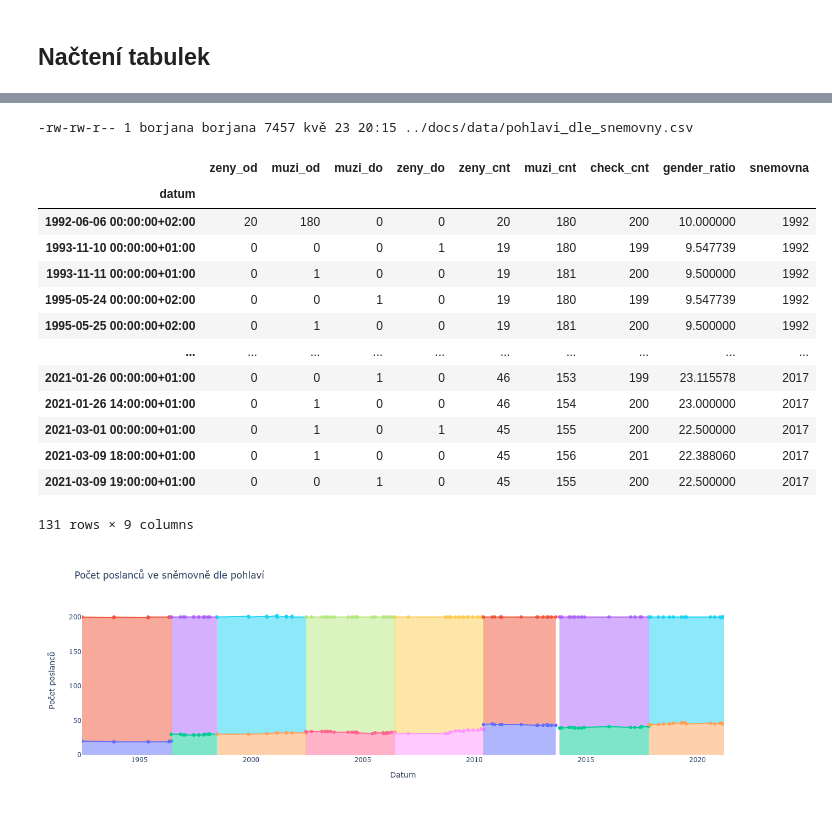
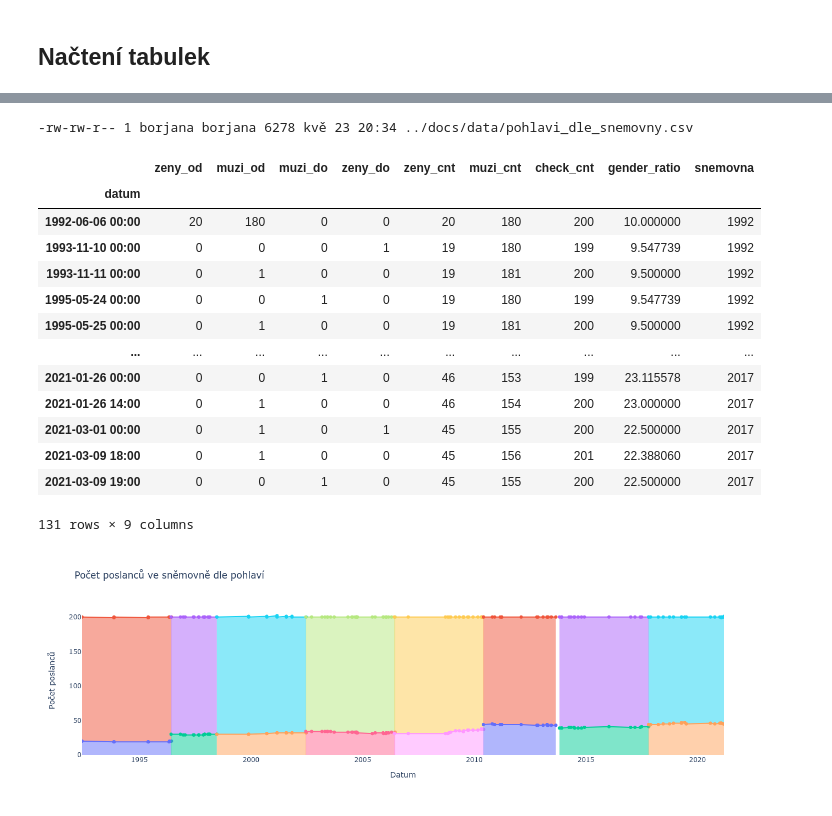
Before and after one commit to parlamentikon/parlamentikon, a Jupyter notebook: notebooks/Poslanci.src.ipynb, the cells around one changed output, grey strips where cells are left out. Drawn from its saved outputs; the diff is of its cells as text; code cells hidden in the pictures.

```diff
--- a/notebooks/Poslanci.src.ipynb
+++ b/notebooks/Poslanci.src.ipynb
@@ -159,32 +159,32 @@ def pohlavi_dle_snemovny(snemovna):
 # %%
 podily = []
 for snemovna in snemovny:
     podily.append(pohlavi_dle_snemovny(snemovna))
 
 podily_df = pd.concat(podily, join='outer')
-podily_df.index = podily_df.index.strftime("%")
+podily_df.index = podily_df.index.strftime("%Y-%m-%d %H:%M")
 
 ! mkdir -p "../docs/data"
 export_path = "../docs/data/pohlavi_dle_snemovny.csv"
 podily_df.to_csv(export_path)
 ! ls -l {export_path}
 
 podily_df
 # %% [output]
--rw-rw-r-- 1 borjana borjana 7457 kvě 23 20:15 ../docs/data/pohlavi_dle_snemovny.csv
+-rw-rw-r-- 1 borjana borjana 6278 kvě 23 20:34 ../docs/data/pohlavi_dle_snemovny.csv
 |  | zeny_od | muzi_od | muzi_do | zeny_do | zeny_cnt | muzi_cnt | check_cnt | gender_ratio | snemovna |
 | datum |  |  |  |  |  |  |  |  |  |
-| 1992-06-06 00:00:00+02:00 | 20 | 180 | 0 | 0 | 20 | 180 | 200 | 10.000000 | 1992 |
-| 1993-11-10 00:00:00+01:00 | 0 | 0 | 0 | 1 | 19 | 180 | 199 | 9.547739 | 1992 |
-| 1993-11-11 00:00:00+01:00 | 0 | 1 | 0 | 0 | 19 | 181 | 200 | 9.500000 | 1992 |
-| 1995-05-24 00:00:00+02:00 | 0 | 0 | 1 | 0 | 19 | 180 | 199 | 9.547739 | 1992 |
-| 1995-05-25 00:00:00+02:00 | 0 | 1 | 0 | 0 | 19 | 181 | 200 | 9.500000 | 1992 |
+| 1992-06-06 00:00 | 20 | 180 | 0 | 0 | 20 | 180 | 200 | 10.000000 | 1992 |
+| 1993-11-10 00:00 | 0 | 0 | 0 | 1 | 19 | 180 | 199 | 9.547739 | 1992 |
+| 1993-11-11 00:00 | 0 | 1 | 0 | 0 | 19 | 181 | 200 | 9.500000 | 1992 |
+| 1995-05-24 00:00 | 0 | 0 | 1 | 0 | 19 | 180 | 199 | 9.547739 | 1992 |
+| 1995-05-25 00:00 | 0 | 1 | 0 | 0 | 19 | 181 | 200 | 9.500000 | 1992 |
 | ... | ... | ... | ... | ... | ... | ... | ... | ... | ... |
-| 2021-01-26 00:00:00+01:00 | 0 | 0 | 1 | 0 | 46 | 153 | 199 | 23.115578 | 2017 |
-| 2021-01-26 14:00:00+01:00 | 0 | 1 | 0 | 0 | 46 | 154 | 200 | 23.000000 | 2017 |
-| 2021-03-01 00:00:00+01:00 | 0 | 1 | 0 | 1 | 45 | 155 | 200 | 22.500000 | 2017 |
-| 2021-03-09 18:00:00+01:00 | 0 | 1 | 0 | 0 | 45 | 156 | 201 | 22.388060 | 2017 |
-| 2021-03-09 19:00:00+01:00 | 0 | 0 | 1 | 0 | 45 | 155 | 200 | 22.500000 | 2017 |
+| 2021-01-26 00:00 | 0 | 0 | 1 | 0 | 46 | 153 | 199 | 23.115578 | 2017 |
+| 2021-01-26 14:00 | 0 | 1 | 0 | 0 | 46 | 154 | 200 | 23.000000 | 2017 |
+| 2021-03-01 00:00 | 0 | 1 | 0 | 1 | 45 | 155 | 200 | 22.500000 | 2017 |
+| 2021-03-09 18:00 | 0 | 1 | 0 | 0 | 45 | 156 | 201 | 22.388060 | 2017 |
+| 2021-03-09 19:00 | 0 | 0 | 1 | 0 | 45 | 155 | 200 | 22.500000 | 2017 |
 131 rows × 9 columns
 # %%
 fig = go.Figure()
```
